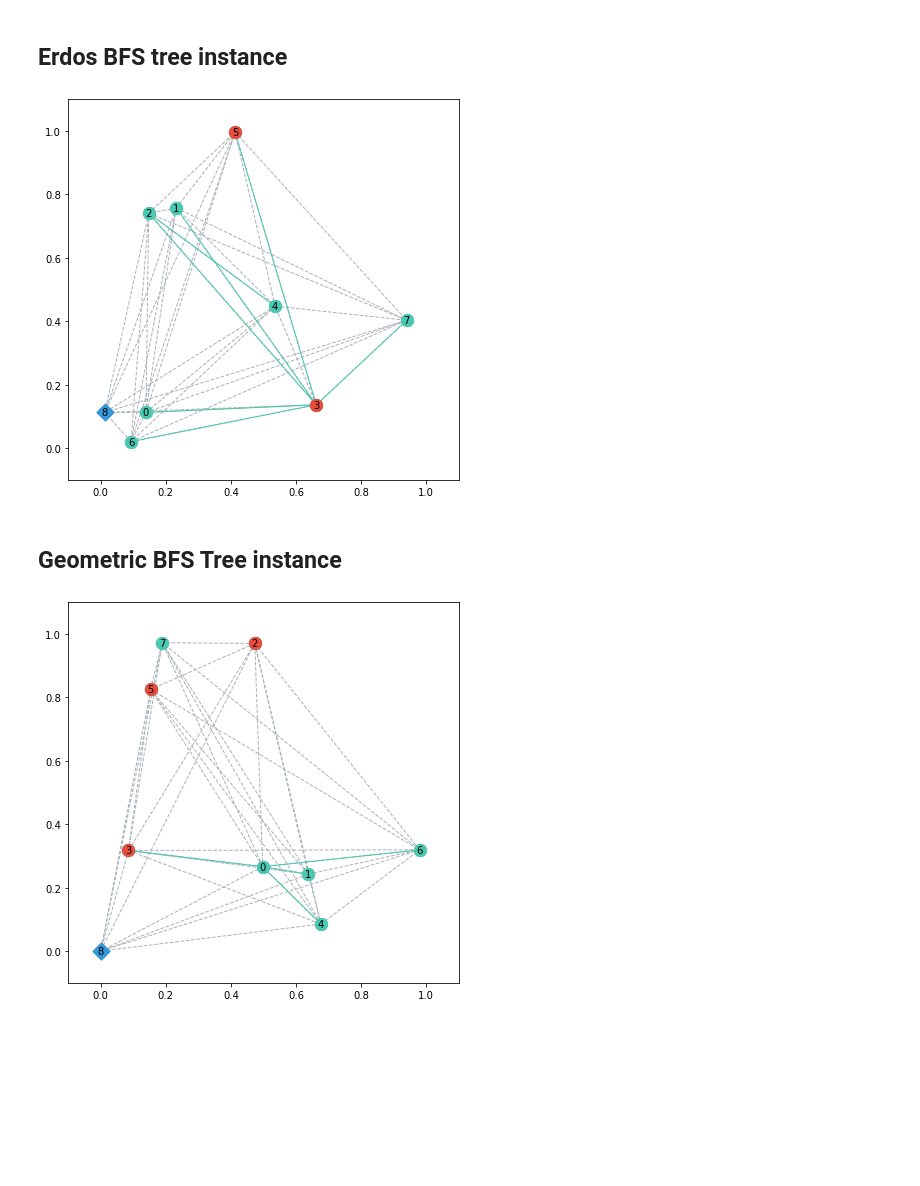
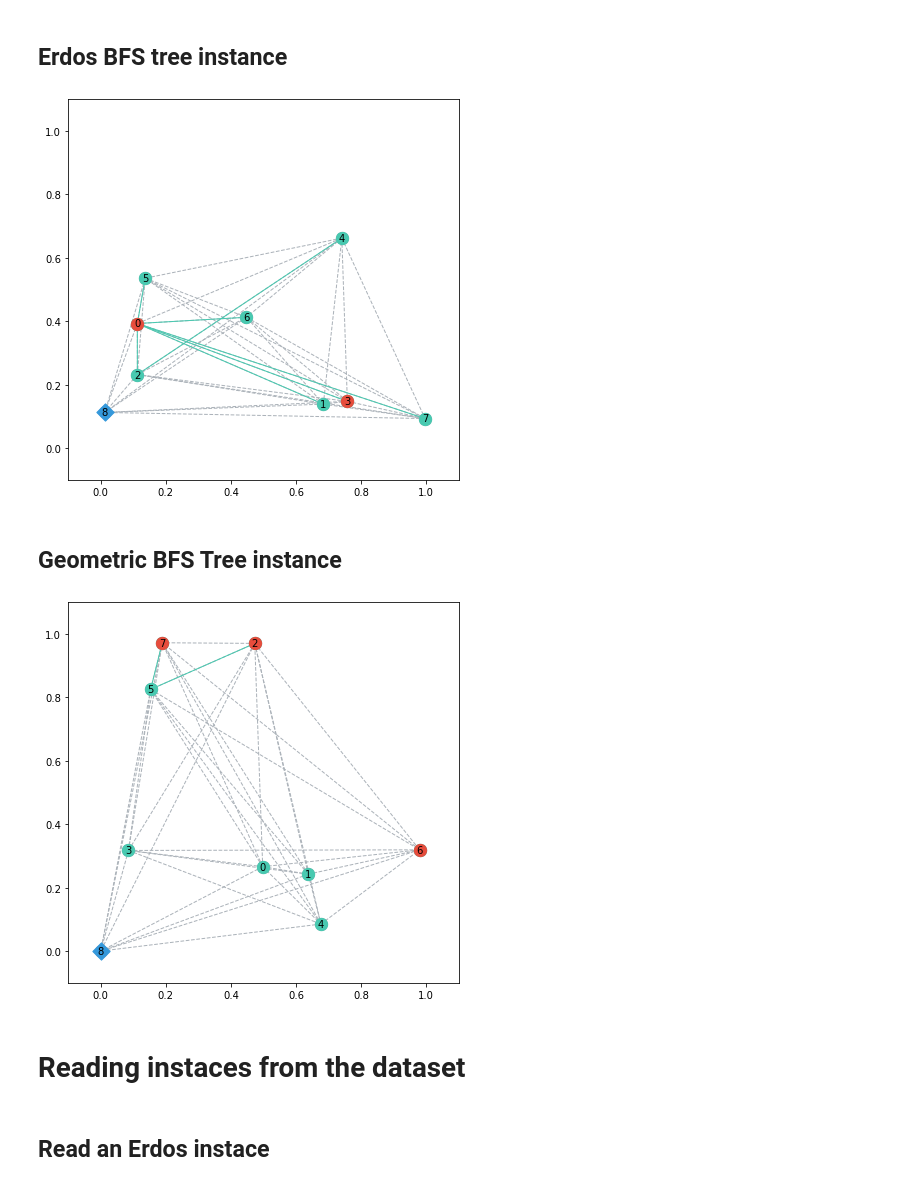
Before and after one commit to omargup/moving_firefighter_problem_generator, a Jupyter notebook: tutorial.ipynb, the cells around one changed output. Drawn from its saved outputs; the diff is of its cells as text; code cells hidden in the pictures; blank space fills up the shorter version.

```diff
--- a/tutorial.ipynb
+++ b/tutorial.ipynb
@@ -203,16 +203,16 @@ mfp.draw_ffp(x)
 # %%
 n = 8
 p = 0.5
 dim =  2
 fighter_pos = None
-burnt_nodes =  2
+num_fires =  2
 connected = True
 seed = 31
 
-x = mfp.erdos_bfstree(n, p, dim, fighter_pos, burnt_nodes, connected, seed)
-mfp.draw_ffp(x)
+x = mfp.erdos_bfstree(n, p, dim, fighter_pos, num_fires, connected, seed)
+mfp.draw_mfp(x)
 # %% [output]
-[figure, old version]
+[figure, new version]
 # %% [markdown]
 ## Geometric BFS Tree instance
 # %%
@@ -220,11 +220,15 @@ n = 8
 r = 0.5
 dim = 2
 fighter_pos = [0,0]
-burnt_nodes =  3
+num_fires =  3
 connected = False
 seed = 50
 
-x = mfp.geo_bfstree(n, r, dim, fighter_pos, burnt_nodes, connected, seed)
-mfp.draw_ffp(x)
+x = mfp.geo_bfstree(n, r, dim, fighter_pos, num_fires, connected, seed)
+mfp.draw_mfp(x)
 # %% [output]
-[figure, old version]
+[figure, new version]
+# %% [markdown]
+# Reading instaces from the dataset
+# %% [markdown]
+## Read an Erdos instace
```
Also changed, not shown: parts of 17 cells of this notebook.
